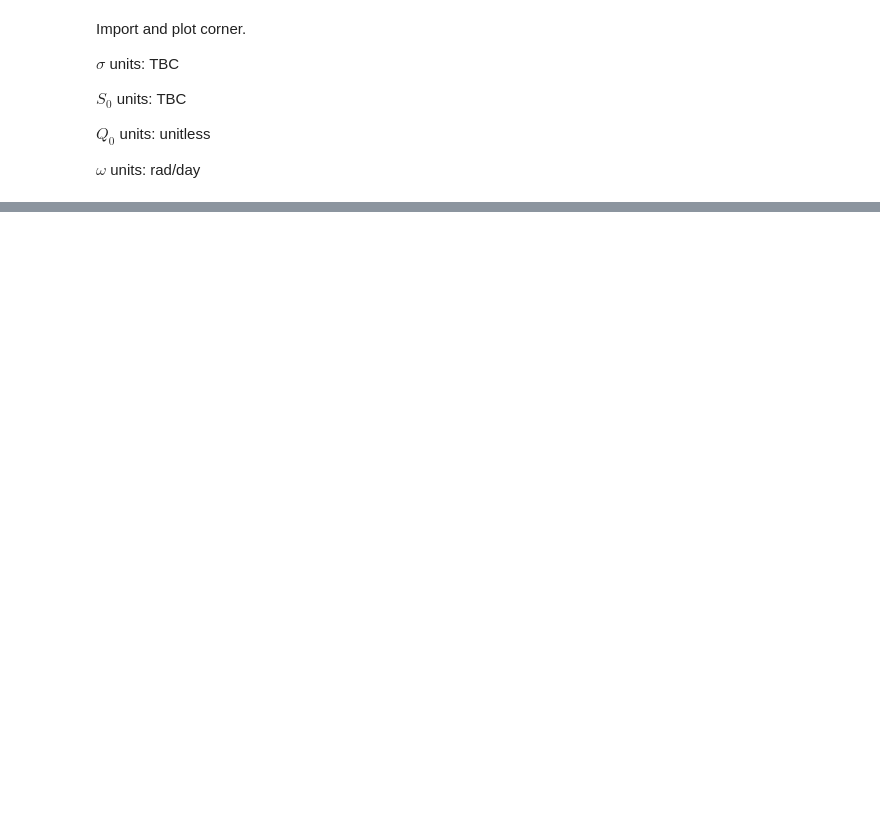
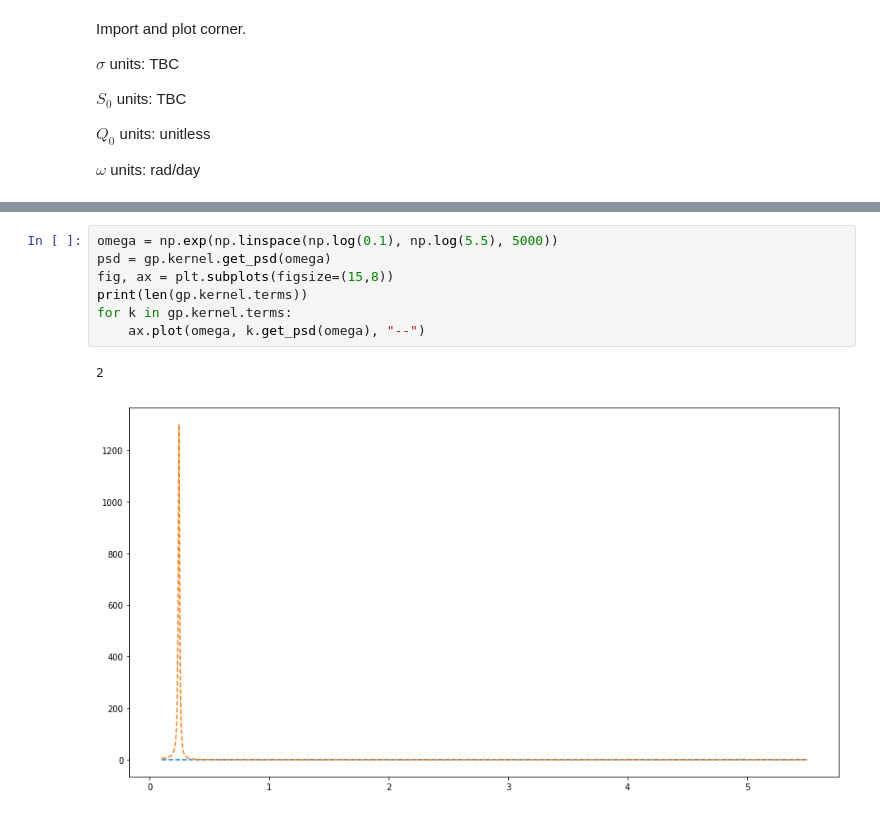
Before and after one commit to exr007/GP_test, a Jupyter notebook: GP_test.ipynb, the cells around one changed output, grey strips where cells are left out. Cells and saved outputs as stored; diff of their text form; blank space fills up the shorter version.

```diff
--- a/GP_test.ipynb
+++ b/GP_test.ipynb
@@ -362,0 +371,10 @@ ax.legend()
+# %%
+omega = np.exp(np.linspace(np.log(0.1), np.log(5.5), 5000))
+psd = gp.kernel.get_psd(omega)
+fig, ax = plt.subplots(figsize=(15,8))
+print(len(gp.kernel.terms))
+for k in gp.kernel.terms:
+    ax.plot(omega, k.get_psd(omega), "--")
+# %% [output]
+2
+[figure, added]
```
Also changed, not shown: parts of 8 cells of this notebook, 5 other files.
